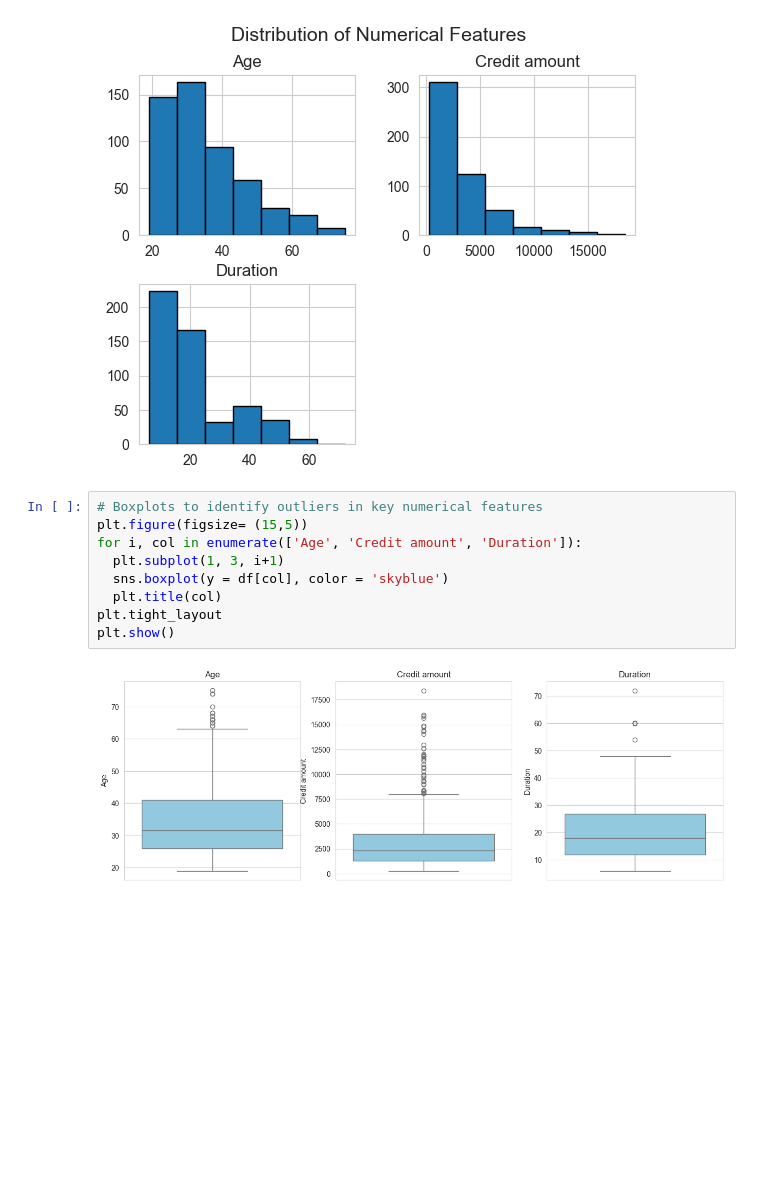
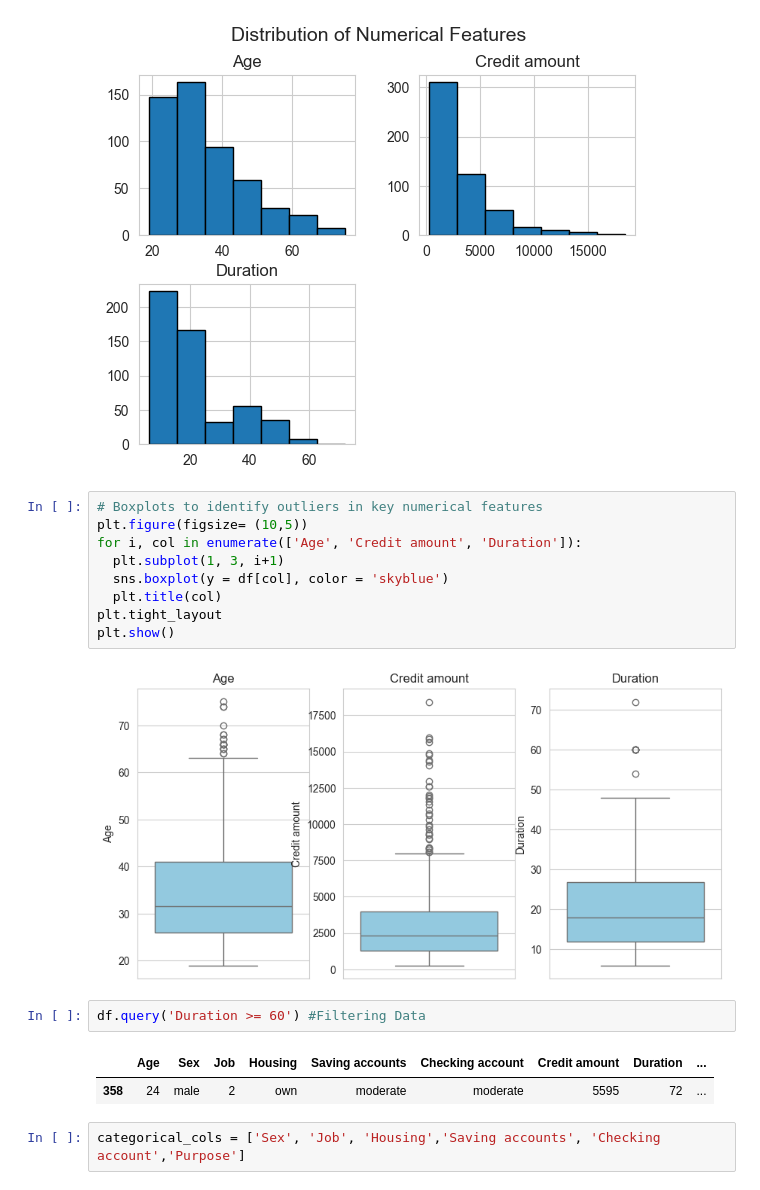
Before and after one commit to Bandohhh/data_science_practice-, a Jupyter notebook: Credit Risk Model /analysis_model.ipynb, the cells around one changed output. Saved outputs shown, nothing was run; the diff lists cells and outputs as text; blank space fills up the shorter version.

```diff
--- a/Credit Risk Model /analysis_model.ipynb
+++ b/Credit Risk Model /analysis_model.ipynb
@@ -149,12 +149,19 @@ plt.show
 [figure]
 # %%
 # Boxplots to identify outliers in key numerical features
-plt.figure(figsize= (15,5))
+plt.figure(figsize= (10,5))
 for i, col in enumerate(['Age', 'Credit amount', 'Duration']):
   plt.subplot(1, 3, i+1)
   sns.boxplot(y = df[col], color = 'skyblue')
   plt.title(col)
 plt.tight_layout
 plt.show()
 # %% [output]
-[figure, old version]
+[figure, new version]
+# %%
+df.query('Duration >= 60') #Filtering Data
+# %% [output]
+|  | Age | Sex | Job | Housing | Saving accounts | Checking account | Credit amount | Duration | ... |
+| 358 | 24 | male | 2 | own | moderate | moderate | 5595 | 72 | ... |
+# %%
+categorical_cols = ['Sex', 'Job', 'Housing','Saving accounts', 'Checking account','Purpose']
```
Also changed, not shown: parts of 1 cell of this notebook.
